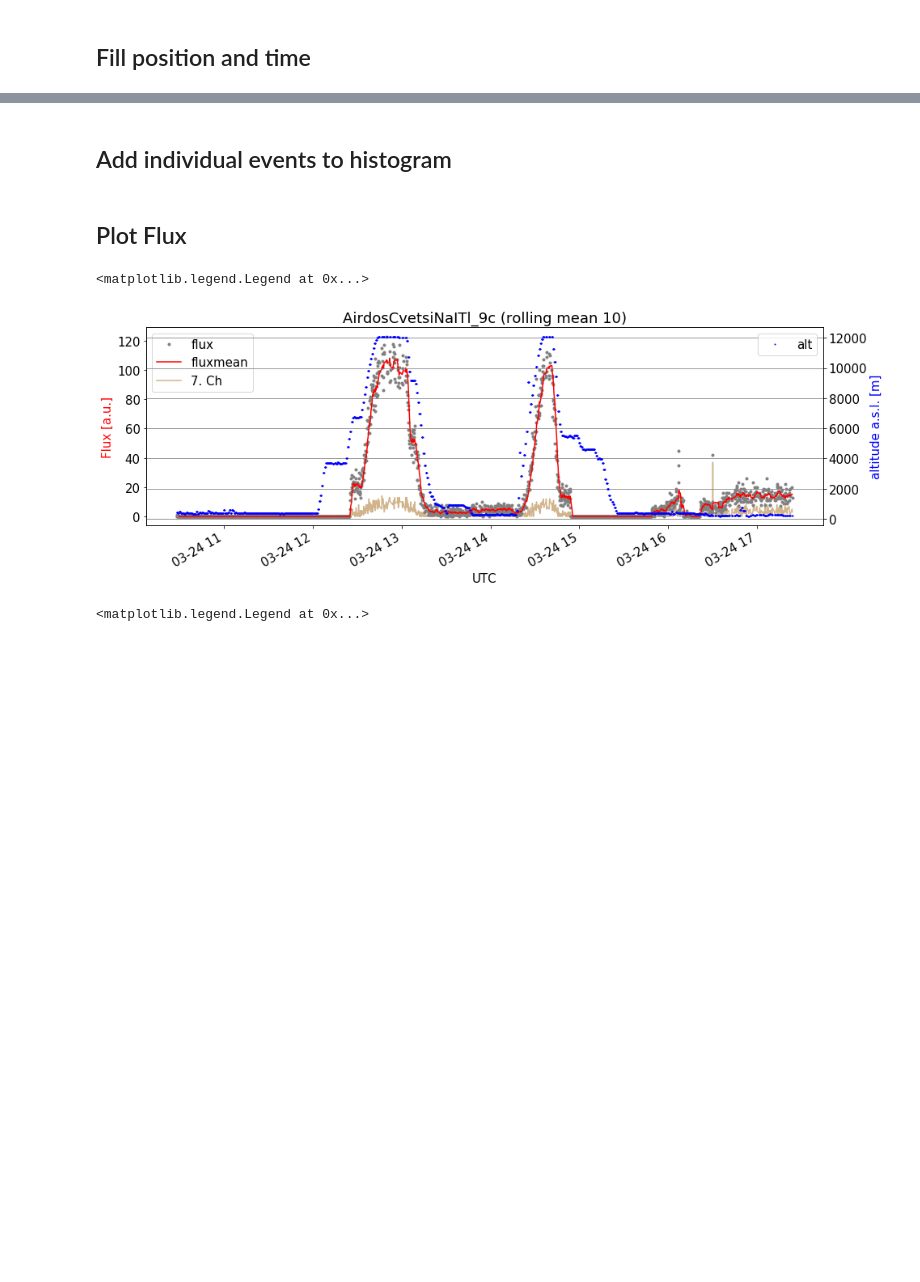
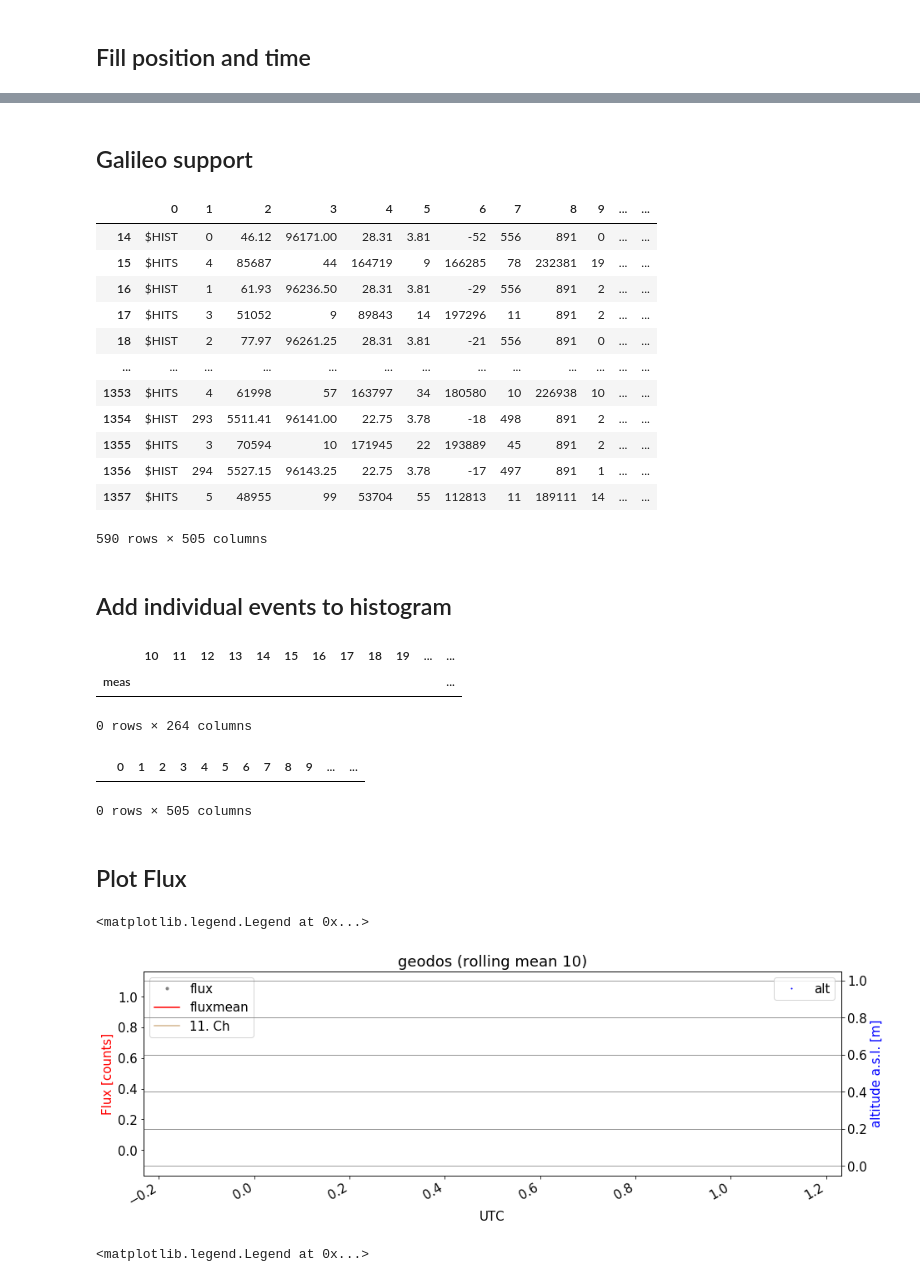
Before and after one commit to UniversalScientificTechnologies/GEODOS01, a Jupyter notebook: notebooks/GEODOS.ipynb, the cells around one changed output, grey strips where cells are left out. Saved outputs shown, nothing was run; the diff lists cells and outputs as text; code cells hidden in the pictures; blank space fills up the shorter version.

```diff
--- a/notebooks/GEODOS.ipynb
+++ b/notebooks/GEODOS.ipynb
@@ -100,3 +102,52 @@ df
+# %% [markdown]
+## Galileo support
+# %%
+#df.drop(df.loc[(df[0]=='$GNRMC') & (df[2]=='V')].index, inplace=True)
+df['latf'] = pd.to_numeric(df.loc[df[0]=='$GNRMC',3])
+df['lonf'] = pd.to_numeric(df.loc[df[0]=='$GNRMC',5])
+df['on_miliseconds'] = pd.to_numeric(df.loc[df[0]=='$TIME',1]) * 1000
+df['miliseconds'] = pd.to_numeric(df.loc[df[0]=='$HIST',2]) * 1000
+df['gps_time'] = df.loc[df[0]=='$GNRMC',1]
+df['gps_date'] = df.loc[df[0]=='$GNRMC',9]
+df['alt'] = df.loc[df[0]=='$GPGGA',9]
+df.loc[(df[0]=='$GNRMC') & (df[6]=='E'),'lon_hem']=1
+df.loc[(df[0]=='$GNRMC') & (df[6]=='W'),'lon_hem']=-1
+df.loc[(df[0]=='$GNRMC') & (df[4]=='N'),'lat_hem']=1
+df.loc[(df[0]=='$GNRMC') & (df[4]=='S'),'lat_hem']=-1
+df['lat'] = (np.trunc(df['latf']/100) + (((df['latf']/100) - np.trunc(df['latf']/100)) * 100) / 60.0) * df['lat_hem']
+df['lon'] = (np.trunc(df['lonf']/100) + ((df['lonf']/100) - np.trunc(df['lonf']/100)) * 100 / 60.0) * df['lon_hem']
+df['date'] = pd.to_datetime(df['gps_date']+df['gps_time'], format='%d%m%y%H%M%S.%f')#,errors='coerce')
+df.drop('lon_hem', axis=1, inplace=True)
+df.drop('lat_hem', axis=1, inplace=True)
+df.drop('latf', axis=1, inplace=True)
+df.drop('lonf', axis=1, inplace=True)
+df.drop('gps_time', axis=1, inplace=True)
+df.drop('gps_date', axis=1, inplace=True)
+df['meas'] = df.loc[df[0]=='$HIST',1]
+df = df.fillna(method='ffill')
+df.drop(df[df[0]=='$GPGGA'].index, inplace=True)
+df.drop(df[df[0]=='$GNRMC'].index, inplace=True)
+df.drop(df[df[0]=='$AIRDOS'].index, inplace=True)
+df.drop(df[df[0]=='$TIME'].index, inplace=True)
+df['UTC'] = df['date'] + pd.to_timedelta(df['miliseconds'], unit='ms') - pd.to_timedelta(df['on_miliseconds'], unit='ms')
+df.drop('date', axis=1, inplace=True)
+df.drop('miliseconds', axis=1, inplace=True)
+df.drop('on_miliseconds', axis=1, inplace=True)
+df
+# %% [output]
+|  | 0 | 1 | 2 | 3 | 4 | 5 | 6 | 7 | 8 | 9 | ... | ... |
+| 14 | $HIST | 0 | 46.12 | 96171.00 | 28.31 | 3.81 | -52 | 556 | 891 | 0 | ... | ... |
+| 15 | $HITS | 4 | 85687 | 44 | 164719 | 9 | 166285 | 78 | 232381 | 19 | ... | ... |
+| 16 | $HIST | 1 | 61.93 | 96236.50 | 28.31 | 3.81 | -29 | 556 | 891 | 2 | ... | ... |
+| 17 | $HITS | 3 | 51052 | 9 | 89843 | 14 | 197296 | 11 | 891 | 2 | ... | ... |
+| 18 | $HIST | 2 | 77.97 | 96261.25 | 28.31 | 3.81 | -21 | 556 | 891 | 0 | ... | ... |
+| ... | ... | ... | ... | ... | ... | ... | ... | ... | ... | ... | ... | ... |
+| 1353 | $HITS | 4 | 61998 | 57 | 163797 | 34 | 180580 | 10 | 226938 | 10 | ... | ... |
+| 1354 | $HIST | 293 | 5511.41 | 96141.00 | 22.75 | 3.78 | -18 | 498 | 891 | 2 | ... | ... |
+| 1355 | $HITS | 3 | 70594 | 10 | 171945 | 22 | 193889 | 45 | 891 | 2 | ... | ... |
+| 1356 | $HIST | 294 | 5527.15 | 96143.25 | 22.75 | 3.78 | -17 | 497 | 891 | 1 | ... | ... |
+| 1357 | $HITS | 5 | 48955 | 99 | 53704 | 55 | 112813 | 11 | 189111 | 14 | ... | ... |
+590 rows × 505 columns
 # %% [markdown]
 ## Add individual events to histogram
 # %%
@@ -118,10 +169,21 @@ hits.set_index('meas', inplace=True)
 for index, row in hits.iterrows():
     for j in range(2,2+row[1]*2,2):
         hist.loc[index,int(row[j+1])+3] += 1
+# %%
+hist.iloc[:,10:]
+# %% [output]
+|  | 10 | 11 | 12 | 13 | 14 | 15 | 16 | 17 | 18 | 19 | ... | ... |
+| meas |  |  |  |  |  |  |  |  |  |  |  | ... |
+0 rows × 264 columns
+# %%
+df
+# %% [output]
+|  | 0 | 1 | 2 | 3 | 4 | 5 | 6 | 7 | 8 | 9 | ... | ... |
+0 rows × 505 columns
 # %% [markdown]
 ## Plot Flux
 # %%
-NOISE_LEVEL = 7
+NOISE_LEVEL = 11
 LAST_CHANNEL = 270
 WINDOW = 10
 
@@ -148,7 +210,7 @@ s = fto.split('/')
 plt.title(s[len(s)-2] + ' (rolling mean ' + str(WINDOW) + ')')
 #plt.ylim([0,1.5])
 plt.xlabel('UTC')
-plt.ylabel(r'Flux [a.u.]', color='red')
+plt.ylabel(r'Flux [counts]', color='red')
 plt.legend(loc=2)
 
 ax = plt.twinx()
@@ -162,7 +224,7 @@ plt.grid(b=True, which='minor', color='grey', linestyle='-')
 plt.legend()
 # %% [output]
 <matplotlib.legend.Legend at 0x...>
-[figure, old version]
+[figure, new version]
 # %%
 NOISE_LEVEL = 7
 LAST_CHANNEL = 270
```
Also changed, not shown: parts of 3 cells of this notebook.
